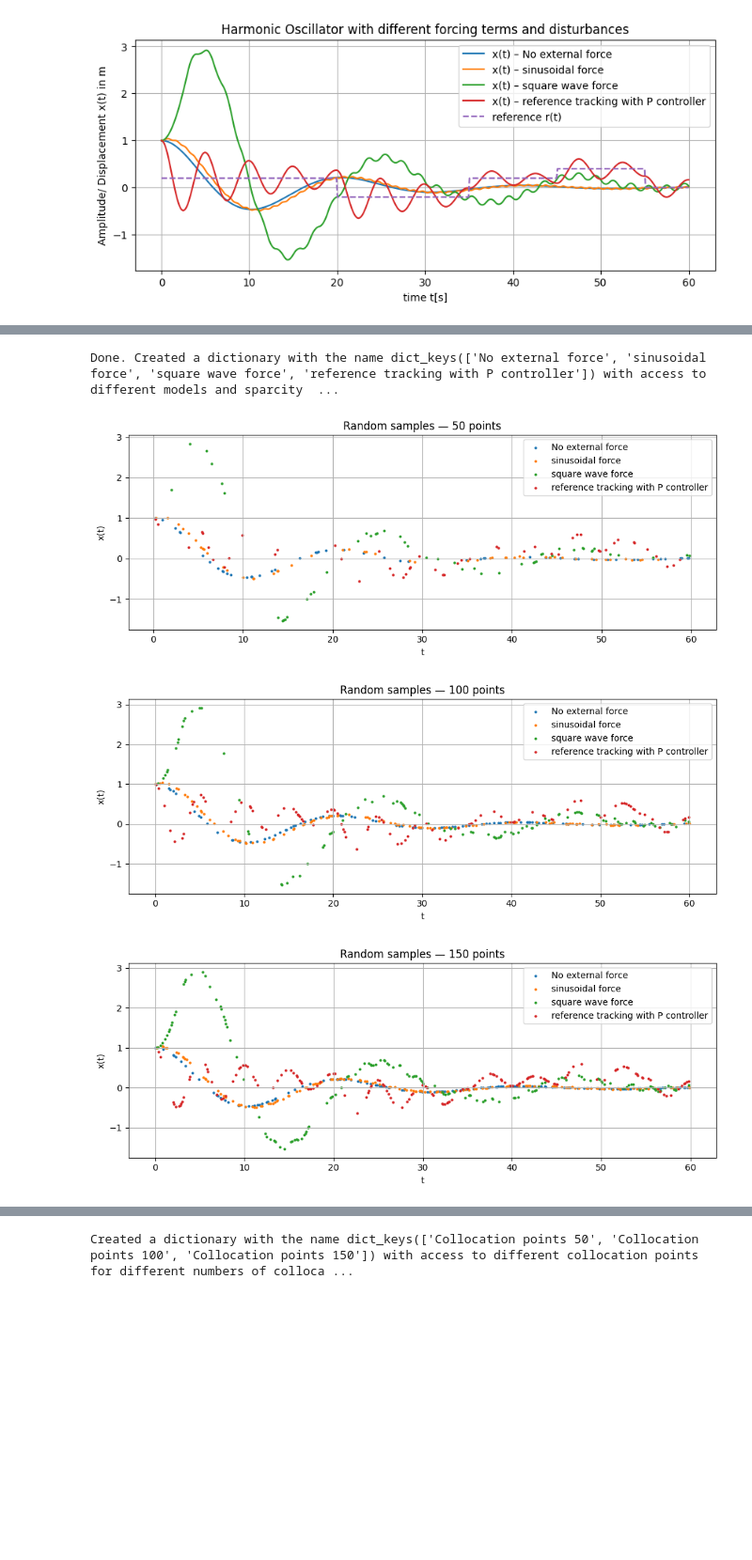
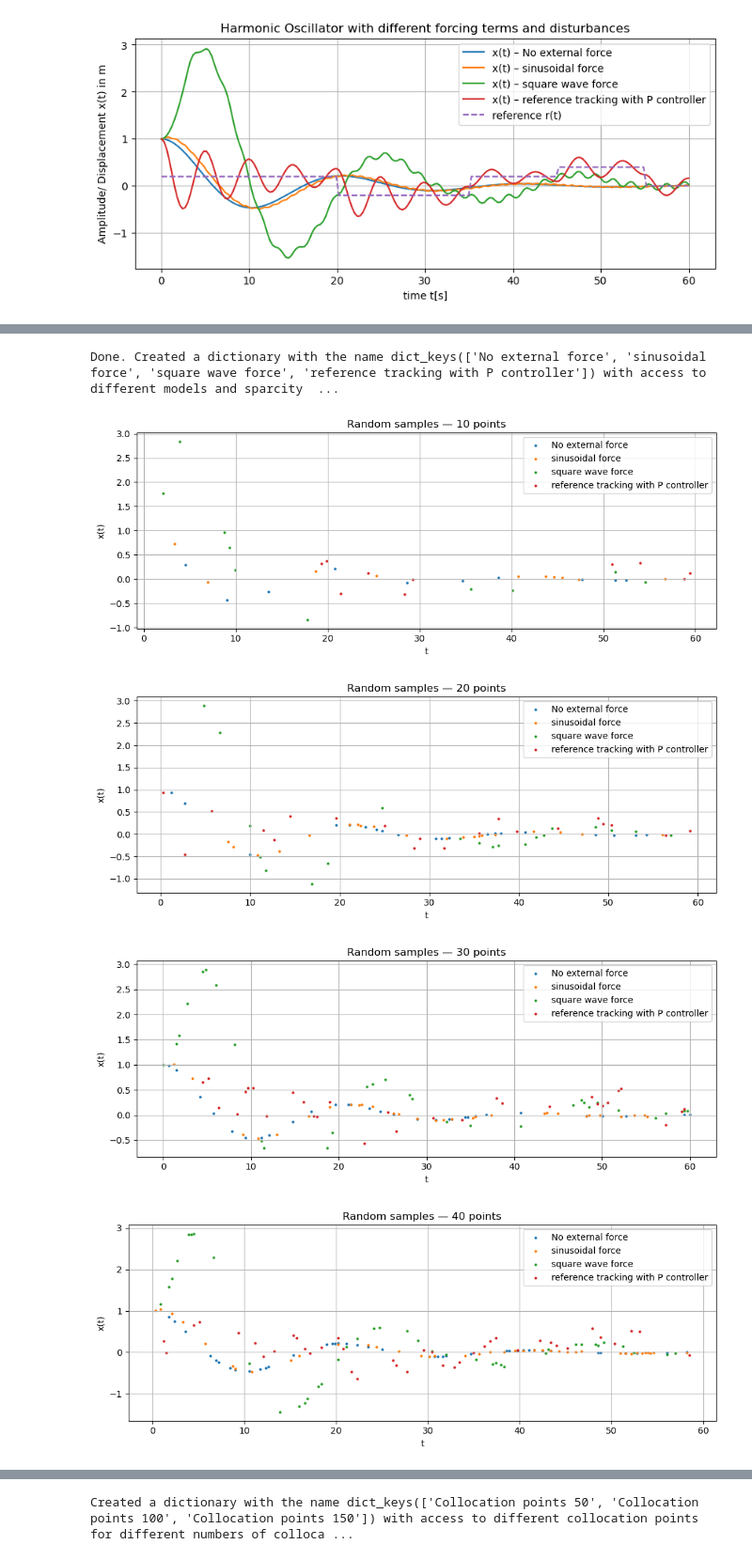
Before and after one commit to Eluyscuti/PINN-tutorial, a Jupyter notebook: data/sampling_new.ipynb, the cells around one changed output, grey strips where cells are left out. Shown at 94% size. Saved outputs shown, nothing was run; the diff lists cells and outputs as text; code cells hidden in the pictures; blank space fills up the shorter version.

```diff
--- a/data/sampling_new.ipynb
+++ b/data/sampling_new.ipynb
@@ -122,7 +122,7 @@ x0 = [1.0, 0.0]
 # ---------------------------
 
 t_span = (0, 60)                     # simulate from 0 to 60 seconds
-t_eval = np.linspace(*t_span,600)  # time points for output is a 0.1 Hz sampling rate
+t_eval = np.linspace(*t_span,200)  # time points for output is a 0.1 Hz sampling rate
 
 
 # t_eval_col = np.linspace(*t_span, 30)  # reshape for compatibility with solve_ivp
@@ -197,7 +197,10 @@ pp.show()
 # Different sparcity levels with no noise and also evenly spaced samples
 # ---------------------------
 
-t_sparcity = [50,100,150]
+t_sparcity = []  # number of random samples per plot
+for i in range(10,200, 10):
+    t_sparcity.append(i)
+
 data_sampled = {}
 
 for n in range(len(u)):
@@ -251,7 +263,11 @@ Done. Created a dictionary with the name dict_keys(['No external force', 'sinuso
 # ---------------------------
 # Sparsity levels with random samples
 # ---------------------------
-t_sparsity = [50, 100, 150]  # number of random samples per plot
+t_sparsity = []  # number of random samples per plot
+for i in range(10,200, 10):
+    t_sparsity.append(i)
+
+
 np.random.seed(42)  # reproducible random samples
 
 # ---------------------------
@@ -279,33 +295,34 @@ for n in range(len(u)):
             "x": x_full[indices],
             "v": v_full[indices]
         }
 print(f"Done. Created a dictionary with the name {data_sampled_random.keys()} with access to different models and sparcity levels but randomily distributed.")
 # ---------------------------
 # Plotting random samples
 # ---------------------------
 for s in t_sparsity:
     key = str(s)
     pp.figure(figsize=(10,4))
 
     for model_name, sparsity_dict in data_sampled_random.items():
         data = sparsity_dict[key]
 
         pp.scatter(
             data["t"],
             data["x"],
             label=model_name,
             s=4
         )
 
     pp.title(f"Random samples — {s} points")
     pp.xlabel("t")
     pp.ylabel("x(t)")
     pp.legend()
     pp.grid(True)
     pp.tight_layout()
     pp.show()
 # %% [output]
 Done. Created a dictionary with the name dict_keys(['No external force', 'sinusoidal force', 'square wave force', 'reference tracking with P controller']) with access to different models and sparcity  ...
-[figure, old version]
+[figure, new version]
-[figure, old version]
+[figure, new version]
-[figure, old version]
+[figure, new version]
+[figure, added]
```
Also changed, not shown: parts of 4 cells of this notebook, 46 other files.
